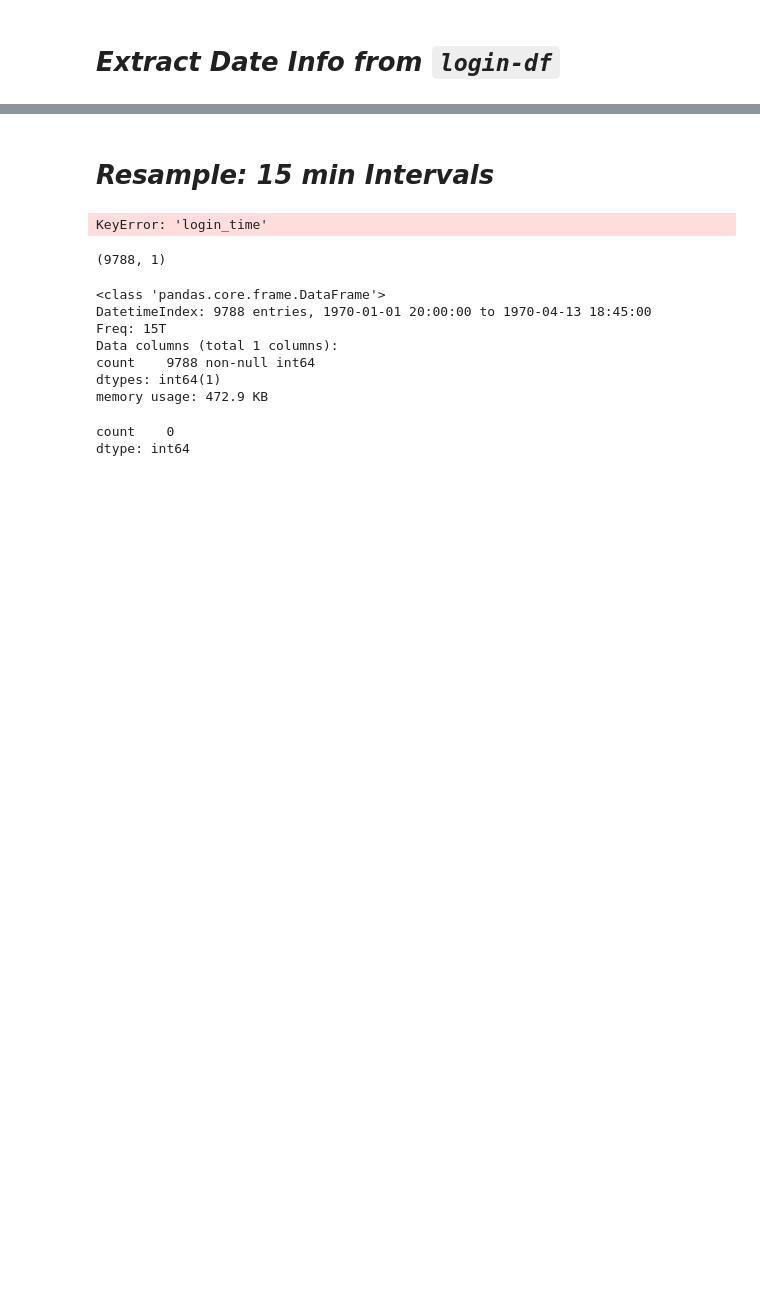
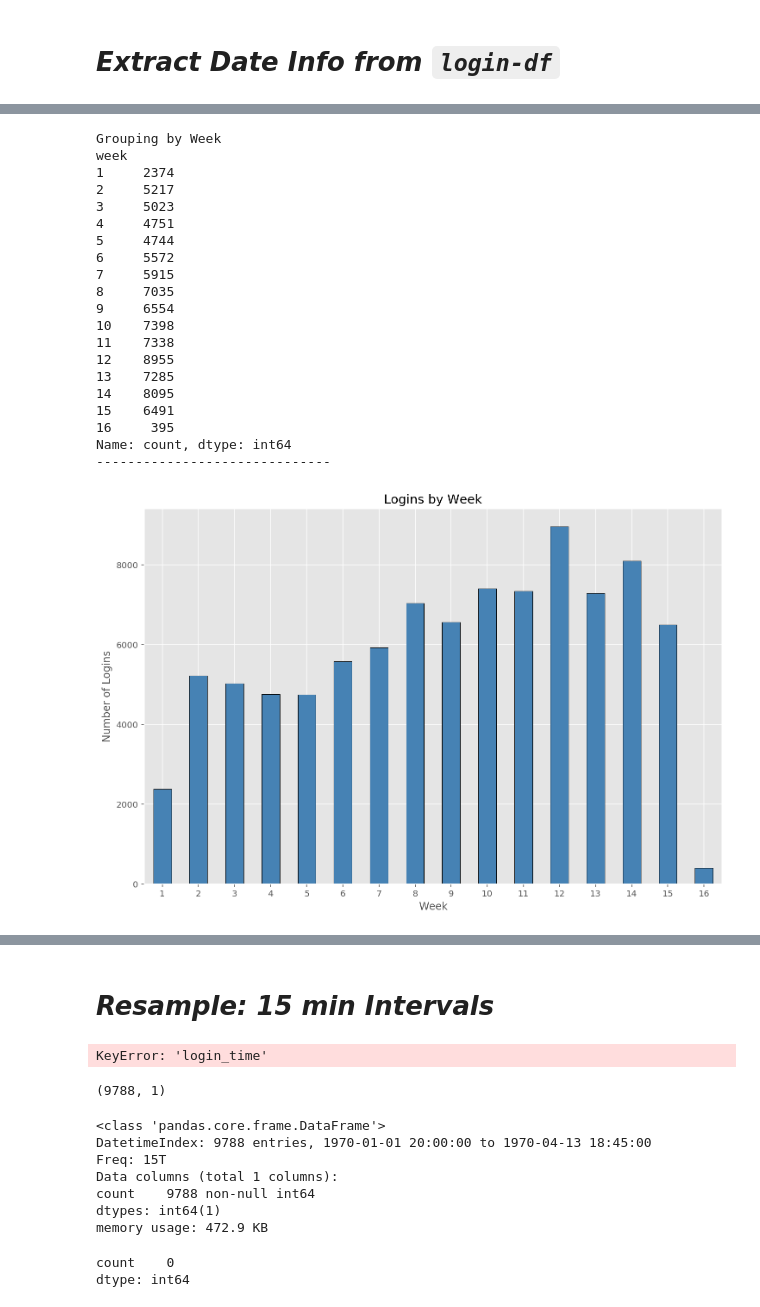
Before and after one commit to earny-joe/Springboard-DS-Portfolio, a Jupyter notebook: unit17-take-home-challenges/ultimate_technologies/exploratory-data-analysis-final.ipynb, the cells around one changed output, grey strips where cells are left out. Drawn from its saved outputs; the diff is of its cells as text; code cells hidden in the pictures; blank space fills up the shorter version.

```diff
--- a/unit17-take-home-challenges/ultimate_technologies/exploratory-data-analysis-final.ipynb
+++ b/unit17-take-home-challenges/ultimate_technologies/exploratory-data-analysis-final.ipynb
@@ -107,0 +108,24 @@ Now let's resample the observations into 15-minute intervals to try and gain fur
+# %%
+analysis.groupby_plot(logins_df, 'week')
+# %% [output]
+Grouping by Week
+week
+1     2374
+2     5217
+3     5023
+4     4751
+5     4744
+6     5572
+7     5915
+8     7035
+9     6554
+10    7398
+11    7338
+12    8955
+13    7285
+14    8095
+15    6491
+16     395
+Name: count, dtype: int64
+------------------------------
+[figure, added]
```
Also changed, not shown: parts of 19 cells of this notebook, 1 other file.
